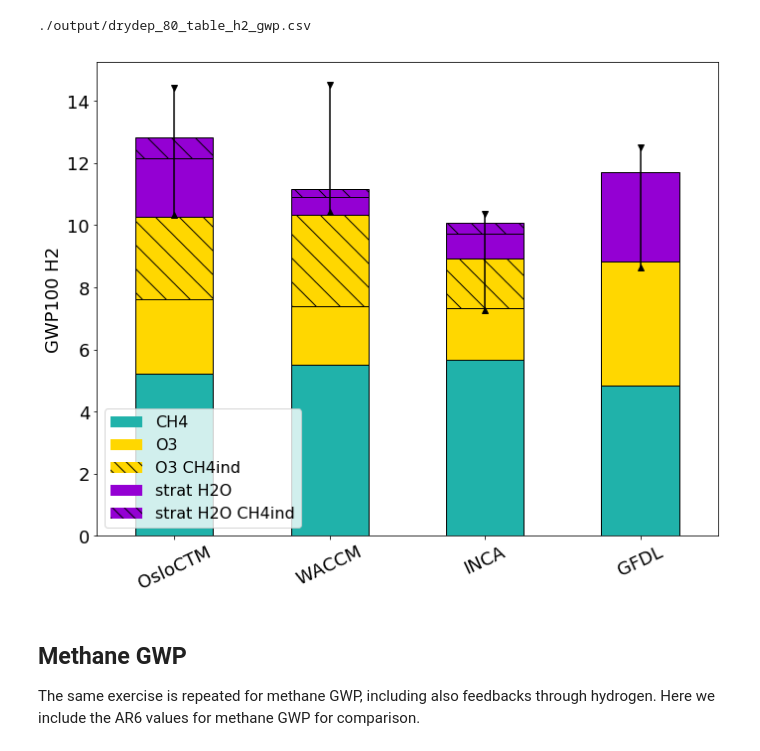
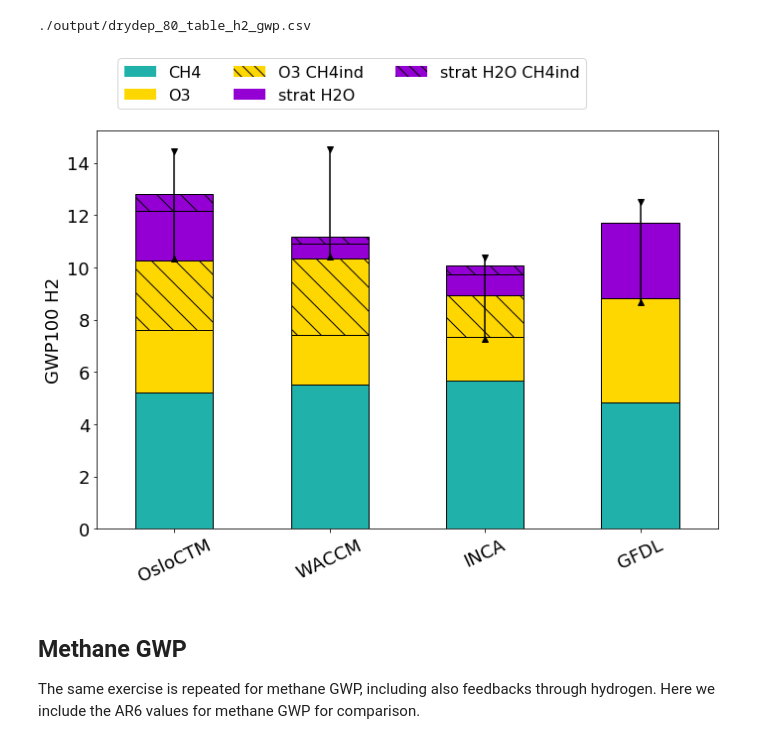
Before and after one commit to ciceroOslo/Hydrogen_GWP, a Jupyter notebook: hydrogen_figures.ipynb, the cells around one changed output. Cells and saved outputs as stored; diff of their text form; code cells hidden in the pictures.

Commit message:
Moving legend outside figure

```diff
--- a/hydrogen_figures.ipynb
+++ b/hydrogen_figures.ipynb
@@ -65,32 +65,32 @@ df_table_gwp = df_table_gwp.reindex(['CH4', 'O3', 'O3 CH4ind', 'strat H2O', 'str
 # %%
 fig, axs = plt.subplots(nrows=1,ncols=1,squeeze=True,figsize=(10,8))
 df_table_gwp.T.plot.bar(stacked=True,
                         color=[ CH4_color, O3_color, O3_color, H2O_color, H2O_color],
                         edgecolor='black',
                         ax=axs)
 
 for m,model in enumerate(df_table_gwp.columns):
     axs.plot(m,total_drydep80.loc[model],marker='^',color='black')
     axs.plot(m,total_drydep50.loc[model],marker='v',color='black')
     axs.plot([m,m],[total_drydep50.loc[model],total_drydep80.loc[model]],color='black')
 
 bars = [thing for thing in axs.containers if isinstance(thing,mpl.container.BarContainer)]
 i = 0
 
 for b,bar in enumerate(bars):
     for p,patch in enumerate(bar):
         if b == 2 and p !=3:
             patch.set_hatch('\\')
         if b == 4 and p !=3:
             patch.set_hatch('\\')
         i = i + 1
-axs.legend(handles = [CH4_legend, O3_dir_legend, O3_ind_legend, H2O_dir_legend, H2O_ind_legend])
+axs.legend(handles = [CH4_legend, O3_dir_legend, O3_ind_legend, H2O_dir_legend, H2O_ind_legend], bbox_to_anchor=(0.8,1.2), ncol=3)
 plt.ylabel('GWP100 H2')
 plt.xticks(rotation=25, horizontalalignment="center")
 plt.tight_layout()
 plt.savefig('output/Hydrogen_GWP.png', transparent=True)
 # %% [output]
-[figure, old version]
+[figure, new version]
 # %% [markdown]
 ## Methane GWP
 The same exercise is repeated for methane GWP, including also feedbacks through hydrogen. Here we include the AR6 values for methane GWP for comparison.
```
